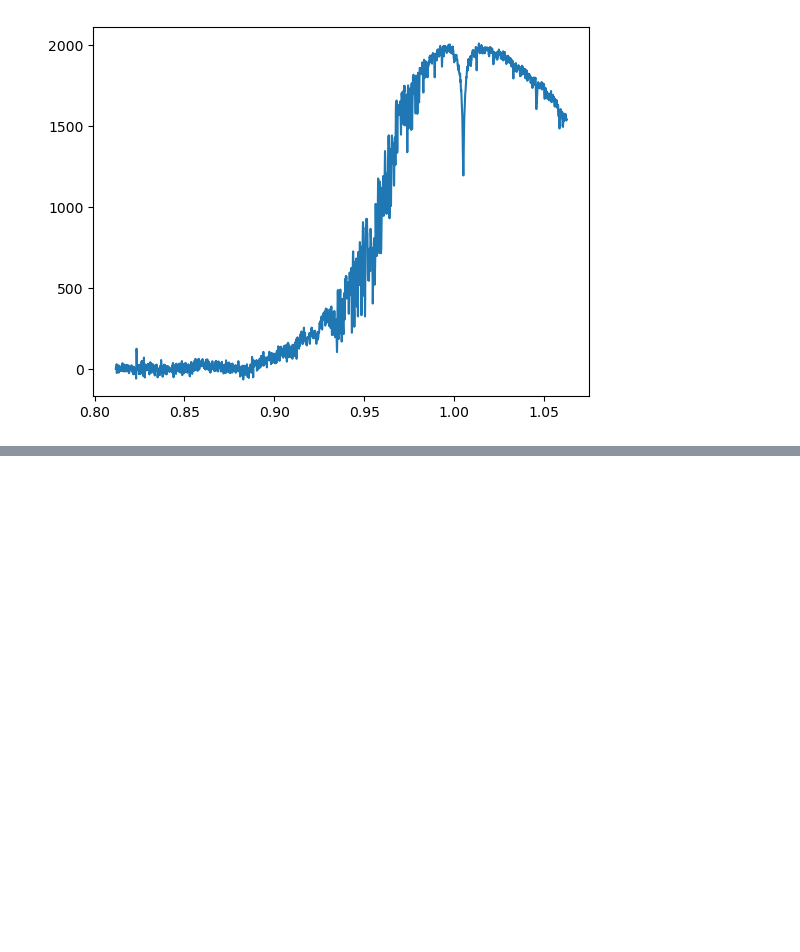
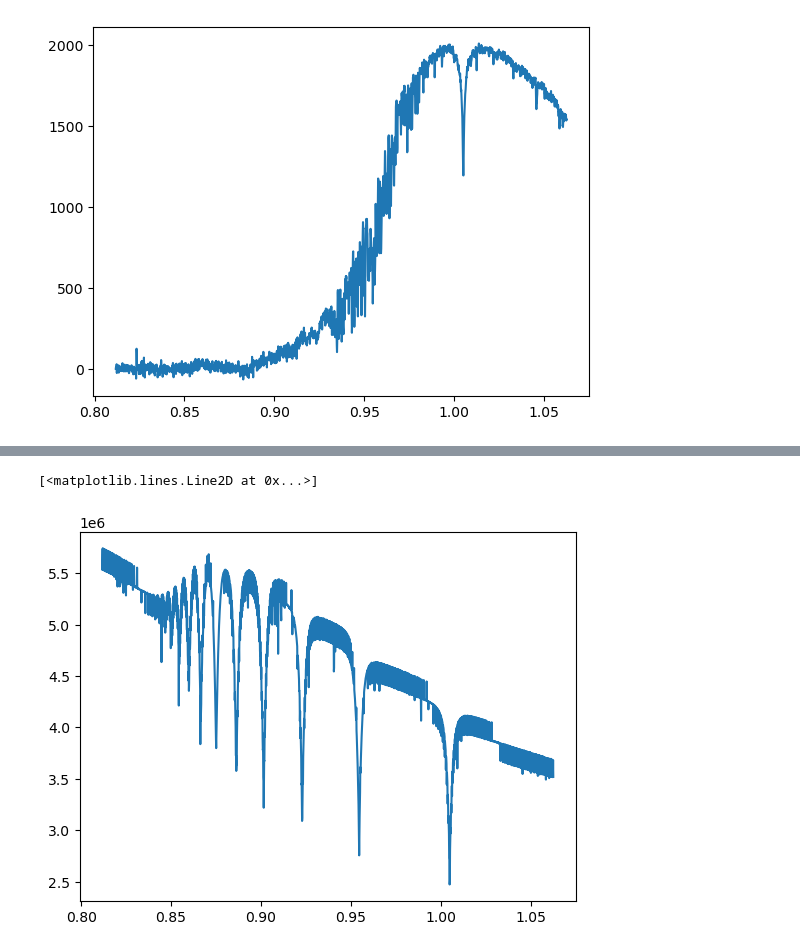
Before and after one commit to Hallflower20/palomar-project, a Jupyter notebook: data/reduce_data.ipynb, the cells around one changed output, grey strips where cells are left out. Saved outputs shown, nothing was run; the diff lists cells and outputs as text; code cells hidden in the pictures; blank space fills up the shorter version.

```diff
--- a/data/reduce_data.ipynb
+++ b/data/reduce_data.ipynb
@@ -447,0 +483,35 @@ else:
+# %%
+model_wave = standard_high_res["WAVELENGTH"].data * u.AA
+model_flux = standard_high_res["FLUX"].data * u.erg / (u.second * (u.cm)**2 * u.AA)
+# %%
+def wavelength_to_E(l):
+    return (const.c * const.h / (l.si * u.photon))
+
+model_elec = wavelength_to_E(model_wave)
+model_phot = (model_flux/model_elec).to(u.photon/(u.second * u.meter**2 * u.nm))
+mirror_size = (((200 * u.imperial.inch)/2)**2 * np.pi).si
+model_phot_collection = model_phot * mirror_size
+# %%
+model_wave_delta = np.roll(model_wave, -1) - model_wave
+model_wave_delta[-1] = model_wave_delta[-2]
+# %%
+standard_fluxes = {}
+standard_waves = {}
+for j in range(3,8):
+    l_bins = wavefunction_bins(j) * u.micron
+    standard_waves[j] = wavefunction(j)
+    binned_spectra = []
+    for i in range(len(l_bins) - 1):
+        bin_l = l_bins[i]
+        bin_r = l_bins[i+1]
+        indexes = np.where((model_wave > bin_r) & (model_wave < bin_l))[0]
+        bin = model_phot_collection[indexes] * model_wave_delta[indexes]
+        bin_s = np.sum(bin)
+        binned_spectra.append(bin_s.value)
+    binned_spectra = np.asarray(binned_spectra) * (u.photon / u.second)
+    standard_fluxes[j] = binned_spectra
+# %%
+plt.plot(standard_waves[7], standard_fluxes[7])
+# %% [output]
+[<matplotlib.lines.Line2D at 0x...>]
+[figure, added]
```
Also changed, not shown: parts of 10 cells of this notebook, 3 other files.
